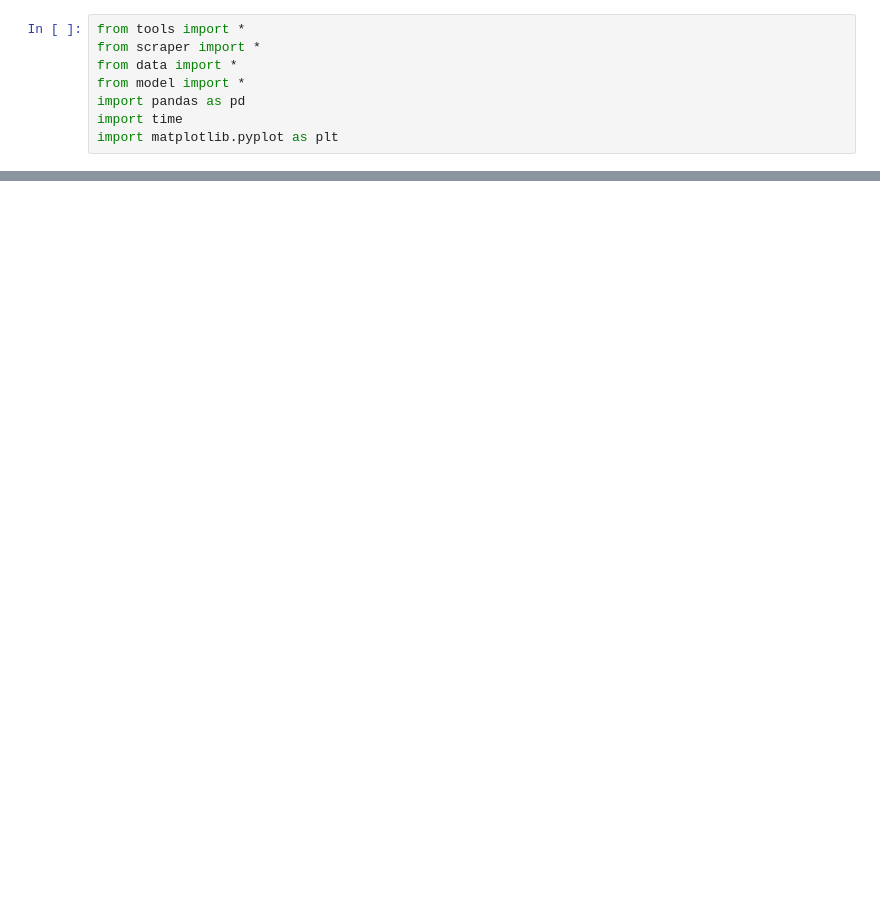
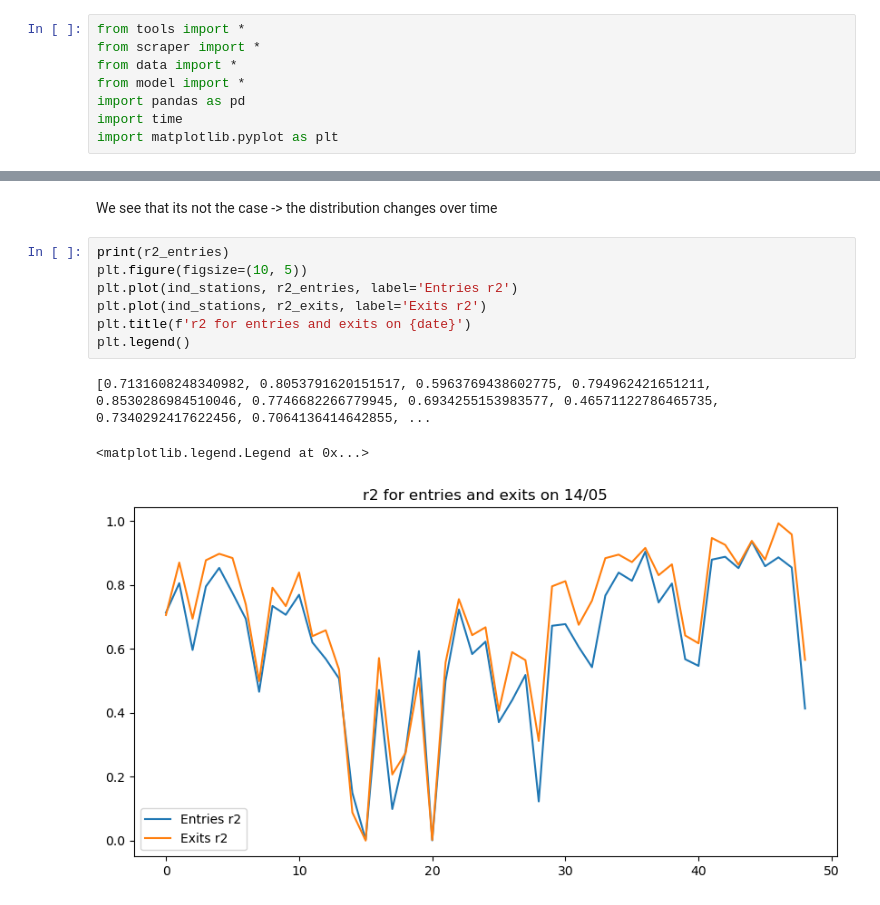
Before and after one commit to Hookander/London-Underground-research, a Jupyter notebook: np.ipynb, the cells around one changed output, grey strips where cells are left out. Drawn from its saved outputs; the diff is of its cells as text; blank space fills up the shorter version.

```diff
--- a/np.ipynb
+++ b/np.ipynb
@@ -60,0 +220,13 @@ print(taps.get_entries_exits('Queensway', '10/01/2022'))
+# %% [markdown]
+We see that its not the case -> the distribution changes over time
+# %%
+print(r2_entries)
+plt.figure(figsize=(10, 5))
+plt.plot(ind_stations, r2_entries, label='Entries r2')
+plt.plot(ind_stations, r2_exits, label='Exits r2')
+plt.title(f'r2 for entries and exits on {date}')
+plt.legend()
+# %% [output]
+[0.7131608248340982, 0.8053791620151517, 0.5963769438602775, 0.794962421651211, 0.8530286984510046, 0.7746682266779945, 0.6934255153983577, 0.46571122786465735, 0.7340292417622456, 0.7064136414642855, ...
+<matplotlib.legend.Legend at 0x...>
+[figure, added]
```
Also changed, not shown: parts of 13 cells of this notebook, 11 other files.
